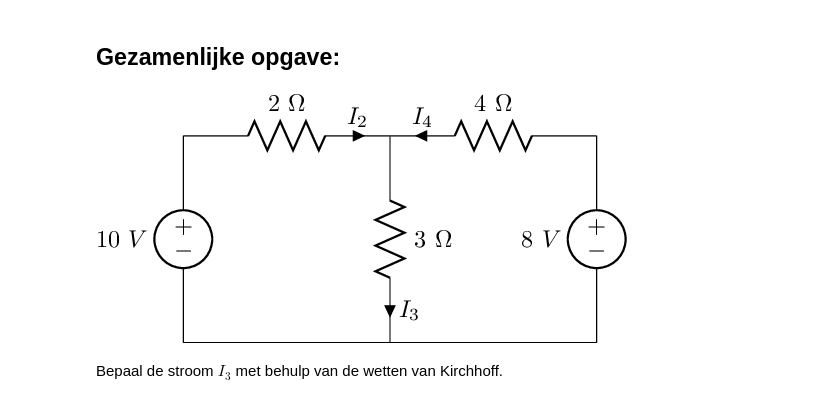
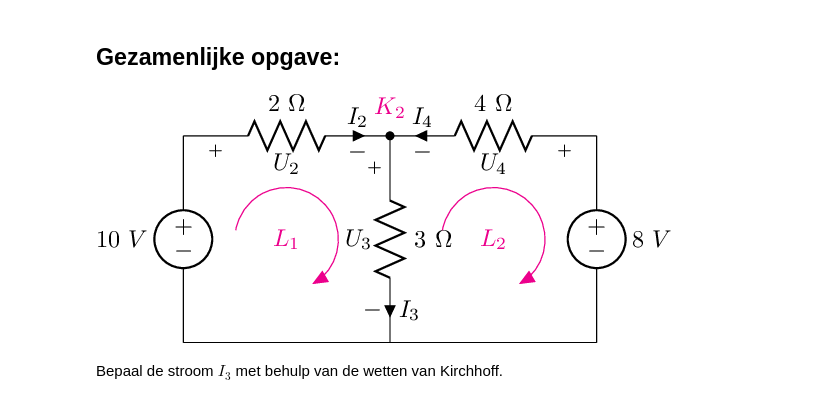
Before and after one commit to hkortier/DC, a Jupyter notebook: colleges/material/college2.ipynb, the cells around one changed output. Cells and saved outputs as stored; diff of their text form; code cells hidden in the pictures.

Commit message:
college 2 modifications

```diff
--- a/colleges/material/college2.ipynb
+++ b/colleges/material/college2.ipynb
@@ -380,27 +380,30 @@ YouTubeVideo("JOGygS0AvQE", start=0, autoplay=0, theme="light", color="red")
 # %% [markdown]
 ## Gezamenlijke opgave:
 # %%
-%%circuitikz filename=circuit4 dpi=175 options=american folder=circuits/college2/ replace=false
+%%circuitikz filename=circuit4Full1 dpi=175 options=american folder=circuits/college2/ replace=false
 
 \begin{circuitikz}
       \draw (0,0)
       to[V,v=$10~V$] (0,3)
-      to[R, l^=$2~\Omega$, i=$I_2$, v=$I_2$, -*] (3,3) node[label={above:$K_1$}] {}
-      to [R, l=$3~\Omega$, i=$I_3$, v=$I_3$] (3,0)
+      to[R, l^=$2~\Omega$, i=$I_2$, v=$U_2$, -*] (3,3)
+      to [R, l=$3~\Omega$, i=$I_3$, v=$U_3$] (3,0)
       to[short] (0,0)
 
       (3,0)
       to[short] (6,0)
       to[V, v_=$8~V$] (6,3)
-      to[R, l_=$4~\Omega$, i_=$I_4$, v^=$I_4$] (3,3)
+      to[R, l_=$4~\Omega$, i_=$I_4$, v^=$U_4$] (3,3)
       ;
 
+      \begin{scope}[>=latex,color=magenta,thick,text=magenta]
+      \draw[short] (3,3) node[label={above:$K_2$}] {};
       \draw[thin, <-, >=triangle 45] (1.5,1.5)node{$L_1$}  ++(-60:.75) arc (-60:170:.75);
       \draw[thin, <-, >=triangle 45] (4.5,1.5)node{$L_2$}  ++(-60:.75) arc (-60:170:.75);
+      \end{scope}
 
 \end{circuitikz}
 # %% [output]
-[figure, old version]
+[figure, new version]
 # %% [markdown]
 Bepaal de stroom $I_3$ met behulp van de wetten van Kirchhoff.
 # %% [markdown]
```
Also changed, not shown: parts of 3 cells of this notebook, 3 other files.
